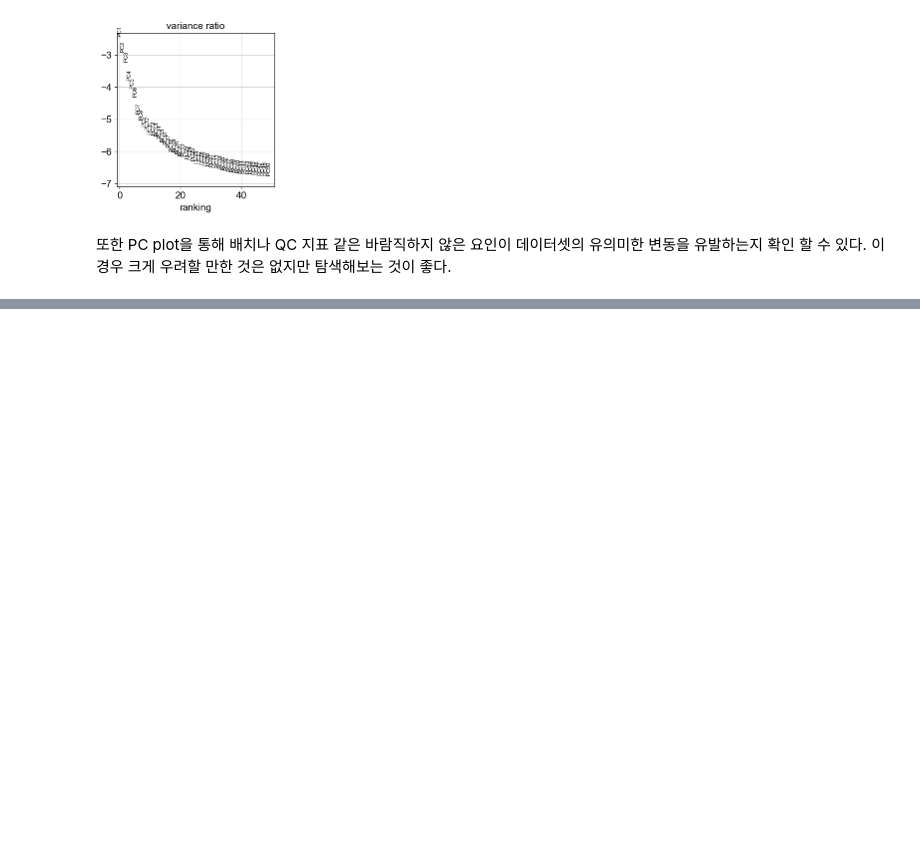
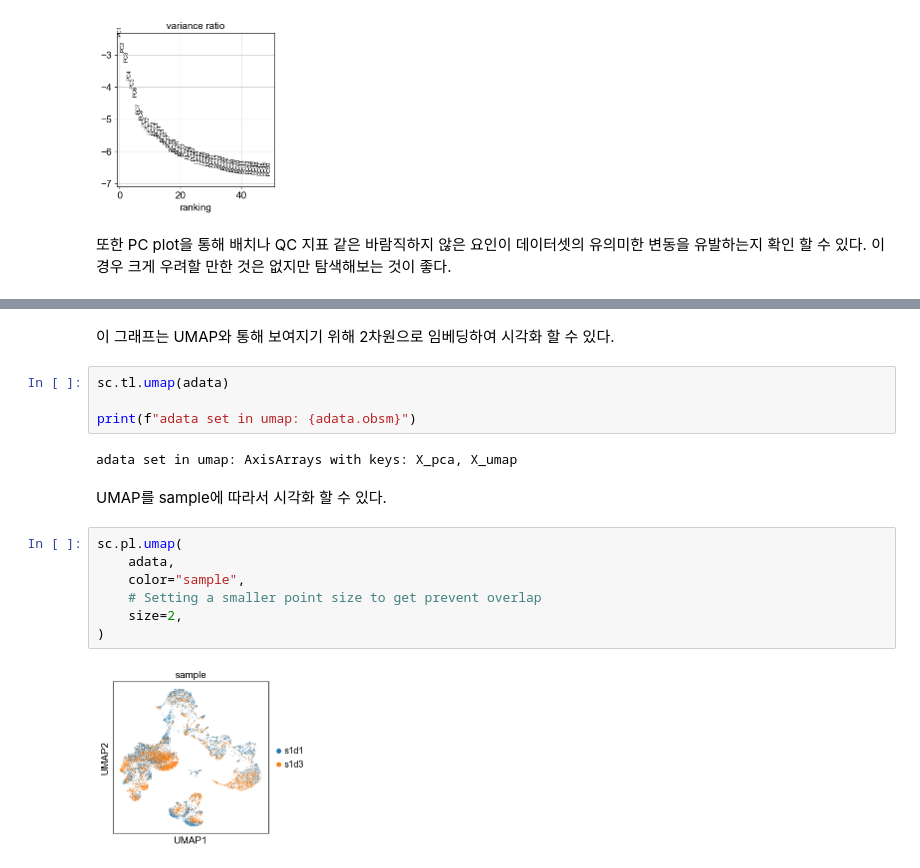
Before and after one commit to boeun02/scRNA-seq-Cancer-Immunology-Analysis, a Jupyter notebook: phase0_basics/01_pbmc_tutorial.ipynb, the cells around one changed output, grey strips where cells are left out. Drawn from its saved outputs; the diff is of its cells as text; blank space fills up the shorter version.

```diff
--- a/phase0_basics/01_pbmc_tutorial.ipynb
+++ b/phase0_basics/01_pbmc_tutorial.ipynb
@@ -207,0 +228,19 @@ KeyError: "Could not find 'pca' or 'X_pca' in .obsm"
+# %% [markdown]
+이 그래프는 UMAP와 통해 보여지기 위해 2차원으로 임베딩하여 시각화 할 수 있다.
+# %%
+sc.tl.umap(adata)
+
+print(f"adata set in umap: {adata.obsm}")
+# %% [output]
+adata set in umap: AxisArrays with keys: X_pca, X_umap
+# %% [markdown]
+UMAP를 sample에 따라서 시각화 할 수 있다.
+# %%
+sc.pl.umap(
+    adata,
+    color="sample",
+    # Setting a smaller point size to get prevent overlap
+    size=2,
+)
+# %% [output]
+[figure, added]
```
Also changed, not shown: parts of 20 cells of this notebook.
